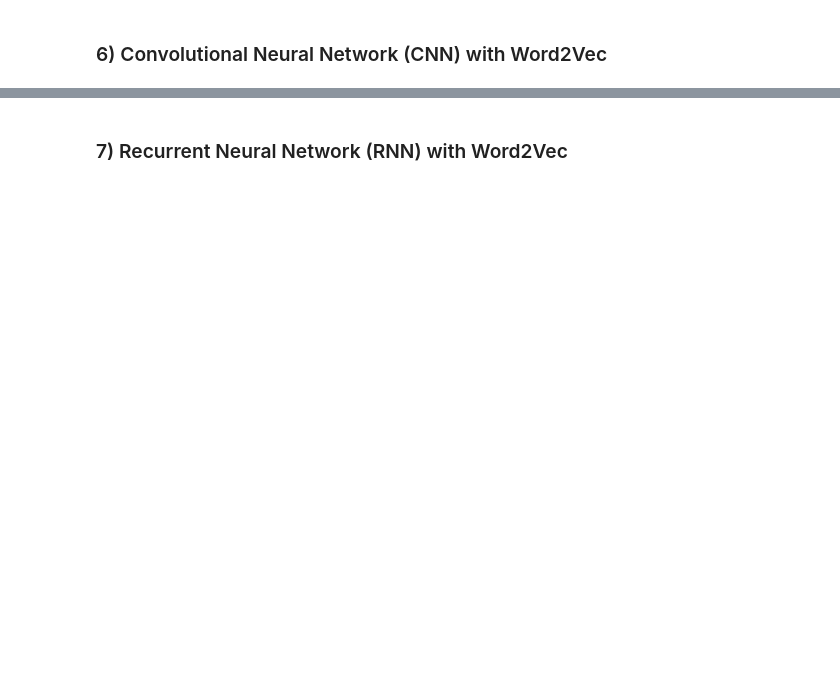
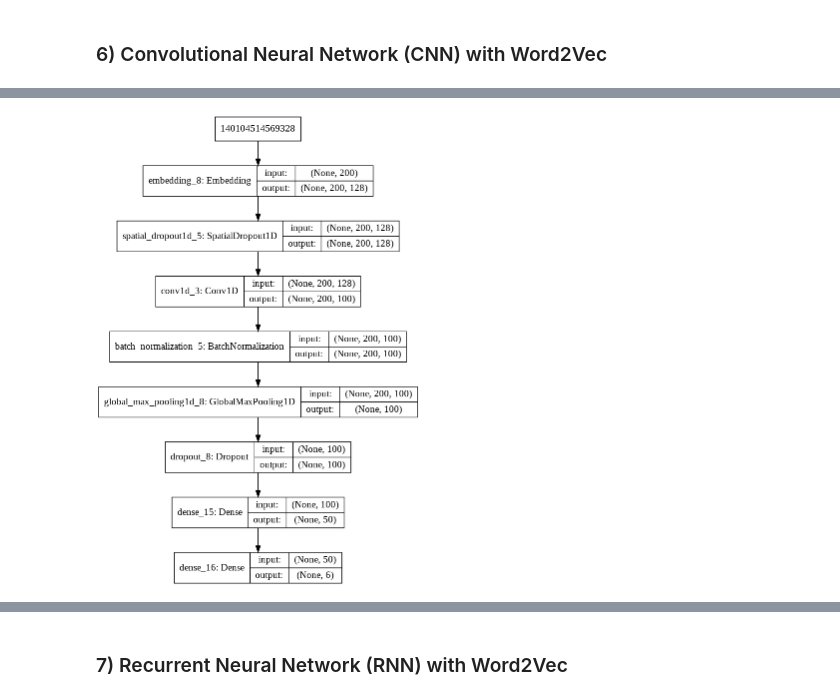
Before and after one commit to Hamxea/Multi-label-Classification, a Jupyter notebook: Multi_Label_Classification_Using_Wikipedia_Toxic_Comments_Dataset.ipynb, the cells around one changed output, grey strips where cells are left out. Saved outputs shown, nothing was run; the diff lists cells and outputs as text; code cells hidden in the pictures; blank space fills up the shorter version.

```diff
--- a/Multi_Label_Classification_Using_Wikipedia_Toxic_Comments_Dataset.ipynb
+++ b/Multi_Label_Classification_Using_Wikipedia_Toxic_Comments_Dataset.ipynb
@@ -241,3 +242,11 @@ X_test shape:  (63978, 200)
+# %%
+num_words = 20000 #Max. workds to use per toxic comment
+max_features = 200000 #Max. number of unique words in embeddinbg vector
+max_len = 200 #Max. number of words per toxic comment to be use
+embedding_dims = 128 #embedding vector output dimension
+num_epochs = 25 # (before 5)number of epochs (number of times that the model is exposed to the training dataset)
+val_split = 0.1
+batch_size2 = 256 #(before 32)The **batch size** is the number of training examples in one forward/backward pass. In general, larger batch sizes result in faster progress in training, but don't always converge as quickly. Smaller batch sizes train slower, but can converge faster. And the higher the batch size, the more memory space you’ll need.
 # %% [markdown]
 ### Train, Validation, Test Splits
 #### Train Data:
@@ -810,7 +1064,9 @@ CNN_Word2Vec_model.summary()
 # %%
 #plot the CNN_Word2Vec_model architecture
 
 plot_model(CNN_Word2Vec_model, to_file='CNN_Word2Vec_model_plot.png', show_shapes=True, show_layer_names=True)
-Image(retina=True, filename=CNN_Word2Vec_model_plot.png')
+Image(retina=True, filename='CNN_Word2Vec_model_plot.png')
+# %% [output]
+[figure, added]
 # %%
 CNN_Word2Vec_model_fit = CNN_Word2Vec_model.fit(X_train, y_train, batch_size=batch_size2, epochs=num_epochs, validation_split=val_split, callbacks=[early])
```
Also changed, not shown: parts of 88 cells of this notebook.
